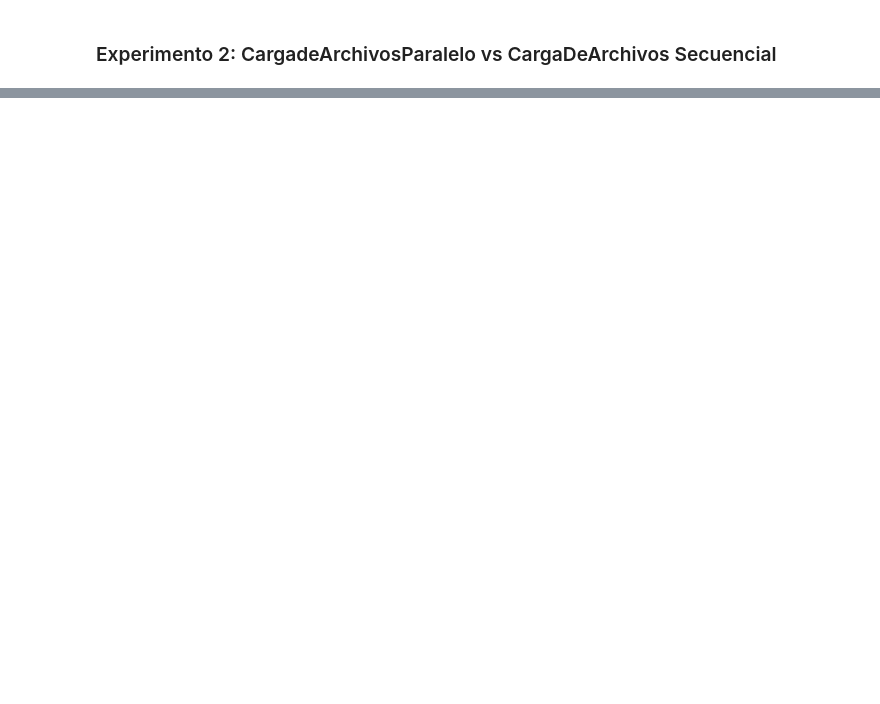
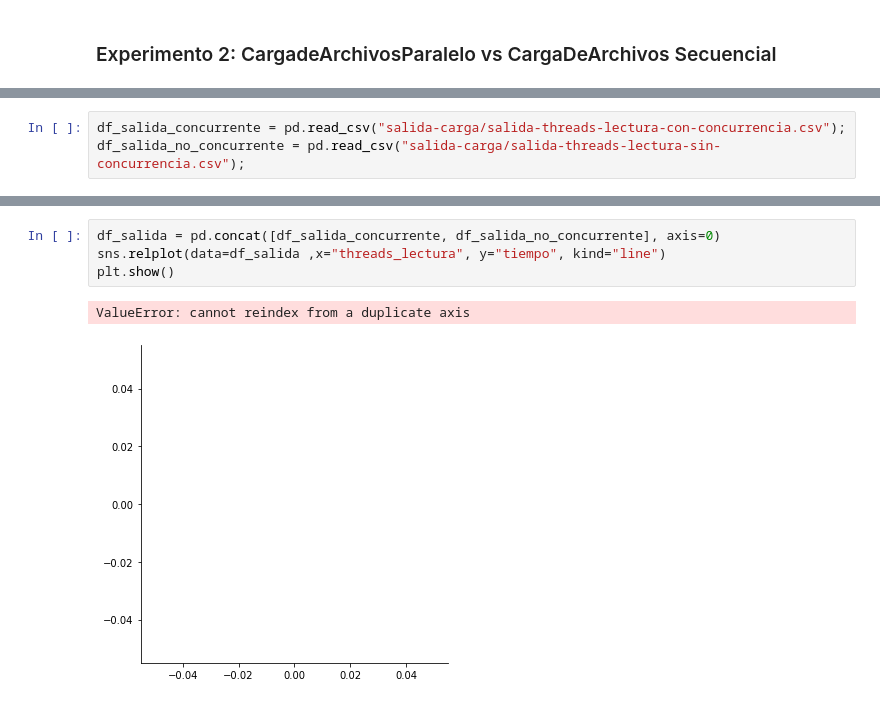
Before and after one commit to apsosa/tp_threads, a Jupyter notebook: experimentos/graficos.ipynb, the cells around one changed output, grey strips where cells are left out. Cells and saved outputs as stored; diff of their text form; blank space fills up the shorter version.

```diff
--- a/experimentos/graficos.ipynb
+++ b/experimentos/graficos.ipynb
@@ -97,0 +105,3 @@ plt.show()
+# %%
+df_salida_concurrente = pd.read_csv("salida-carga/salida-threads-lectura-con-concurrencia.csv");
+df_salida_no_concurrente = pd.read_csv("salida-carga/salida-threads-lectura-sin-concurrencia.csv");
@@ -97,0 +126,7 @@ plt.show()
+# %%
+df_salida = pd.concat([df_salida_concurrente, df_salida_no_concurrente], axis=0)
+sns.relplot(data=df_salida ,x="threads_lectura", y="tiempo", kind="line")
+plt.show()
+# %% [output]
+ValueError: cannot reindex from a duplicate axis
+[figure, added]
```
Also changed, not shown: parts of 6 cells of this notebook, 4 other files.
